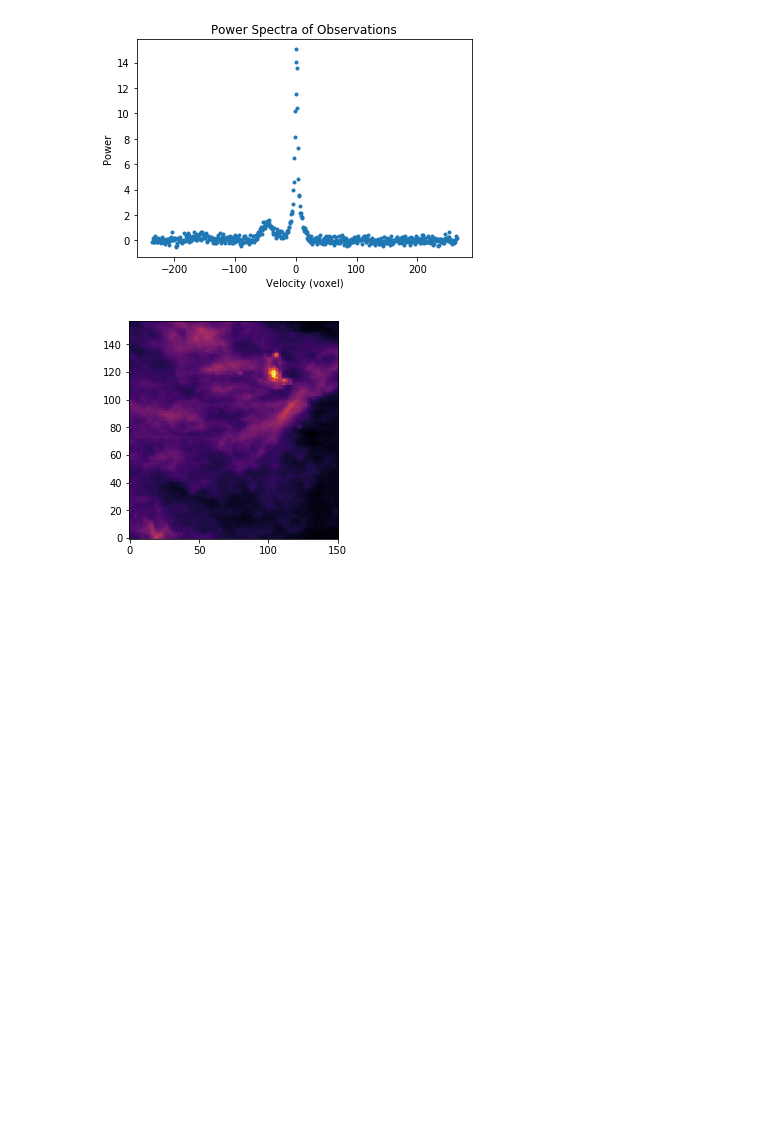
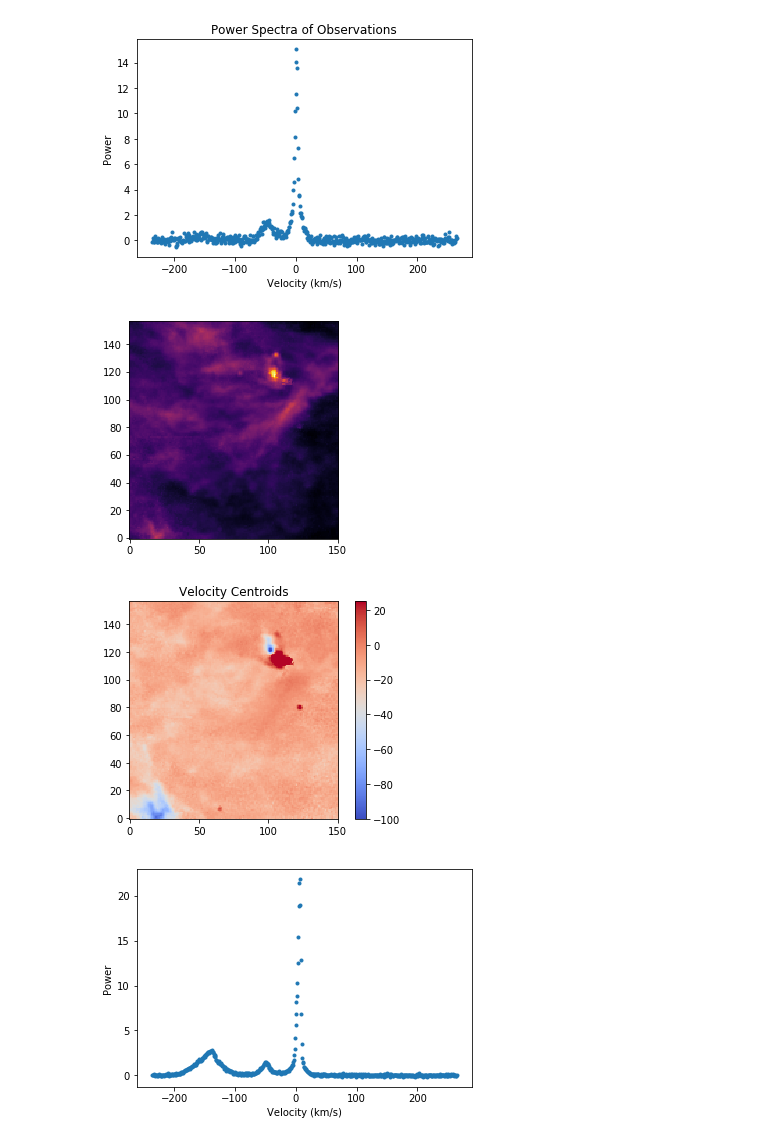
Before and after one commit to lukavujeva/ast425, a Jupyter notebook: AST425 Introduction Assignment.ipynb, the cells around one changed output. Drawn from its saved outputs; the diff is of its cells as text; code cells hidden in the pictures; blank space fills up the shorter version.

```diff
--- a/AST425 Introduction Assignment.ipynb
+++ b/AST425 Introduction Assignment.ipynb
@@ -56,4 +58,24 @@ plt.imshow(col_den, origin="lower", cmap="inferno")
 plt.show()
 # %% [output]
 [figure]
+# %%
+#centroid velocity from equation 4
+
+v_cent = np.tensordot(cube, v, axes = (0,0))/np.sum(cube, 0)
+
+plt.figure()
+plt.imshow(v_cent, origin="lower", cmap="coolwarm", vmin = -100, vmax = 25)
+plt.title("Velocity Centroids")
+plt.colorbar()
+plt.show()
+
+
+#the average spectrum of the pixel at (100, 125) was plotted to show the presence of the galaxies m81 and m82
+plt.plot(v, cube[:, 125, 100], linestyle = "none", marker = '.')
+plt.xlabel("Velocity (km/s)")
+plt.ylabel("Power")
+plt.show()
+# %% [output]
+[figure, added]
+[figure, added]
 # %%
```
Also changed, not shown: parts of 11 cells of this notebook.
